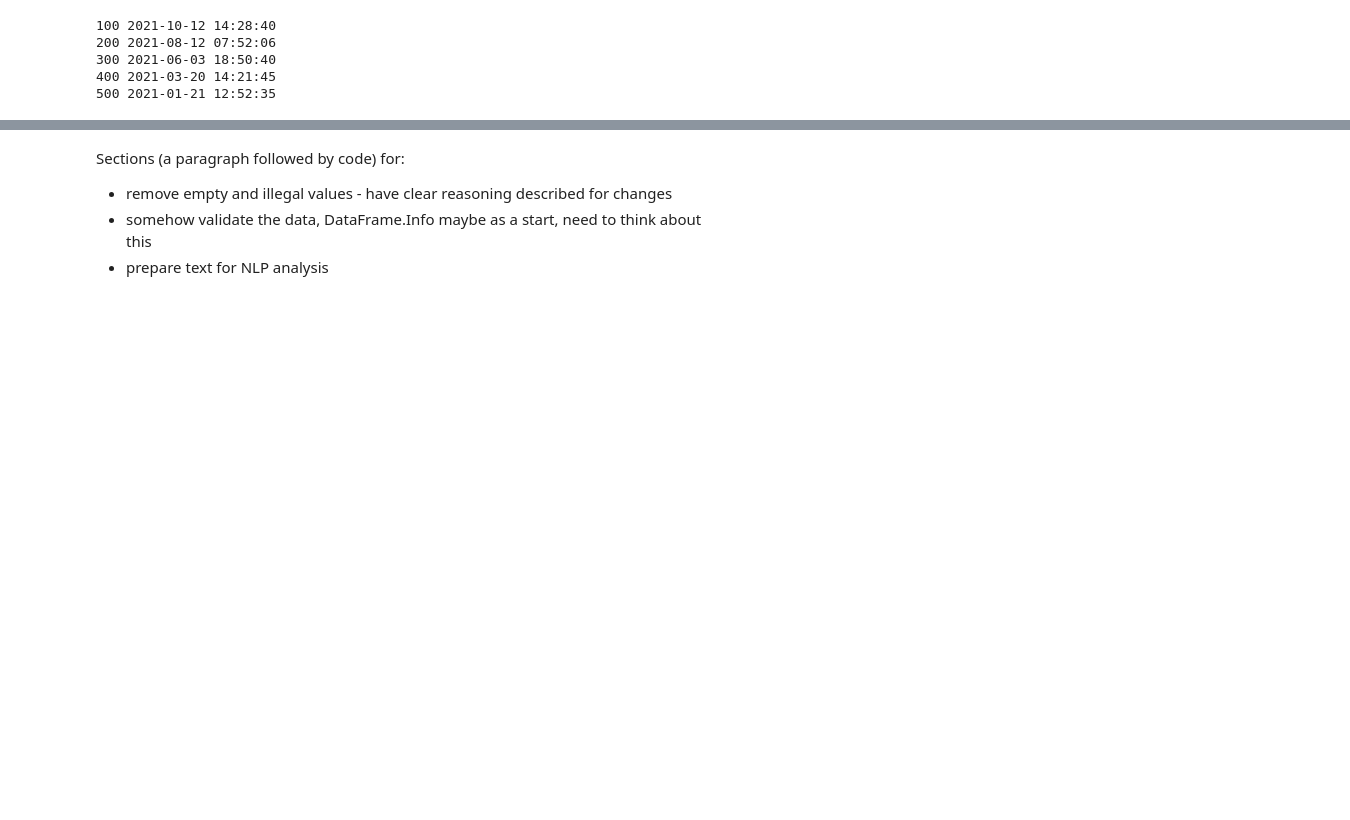
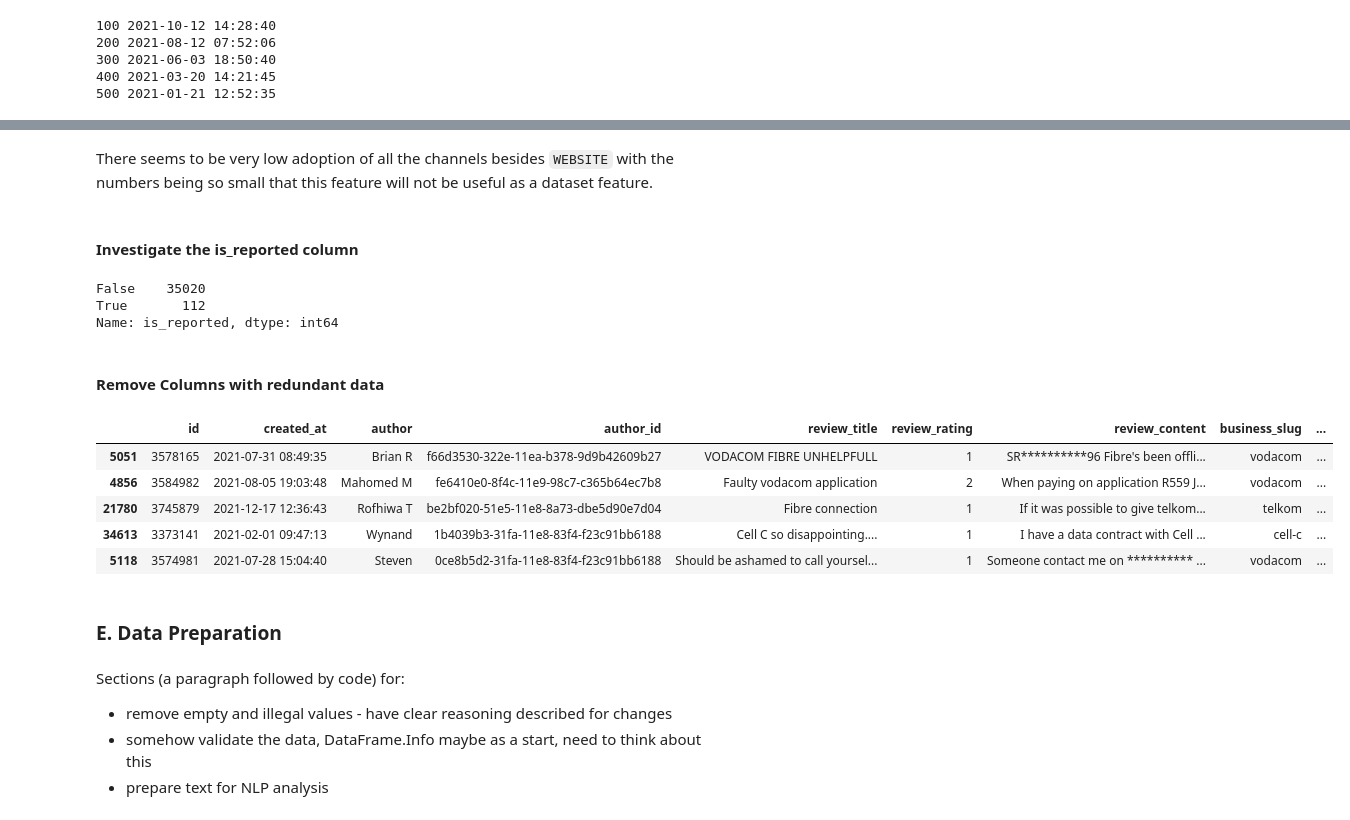
Before and after one commit to JohnnyFoulds/dsm020-2021-oct, a Jupyter notebook: coursework_01/cw.ipynb, the cells around one changed output, grey strips where cells are left out. Saved outputs shown, nothing was run; the diff lists cells and outputs as text; code cells hidden in the pictures; blank space fills up the shorter version.

```diff
--- a/coursework_01/cw.ipynb
+++ b/coursework_01/cw.ipynb
@@ -242,0 +415,3 @@ cell_c_reviews = pd.read_parquet('https://github.com/JohnnyFoulds/dsm020-2021-oc
+# %%
+# the column always contain the same value and can be removed
+df_reviews.drop('status_id', inplace=True, axis=1)
@@ -243,3 +443,47 @@ cell_c_reviews = pd.read_parquet('https://github.com/JohnnyFoulds/dsm020-2021-oc
+# %% [markdown]
+There seems to be very low adoption of all the channels besides `WEBSITE` with the numbers being so small that this feature will not be useful as a dataset feature.
+# %%
+df_reviews.drop('source', inplace=True, axis=1)
+# %% [markdown]
+#### Investigate the is_reported column
+# %%
+df_reviews.is_reported.value_counts()
+# %% [output]
+False    35020
+True       112
+Name: is_reported, dtype: int64
+# %%
+# this is another column that is mostly uniform and can be removed
+df_reviews.drop('is_reported', inplace=True, axis=1)
+# %% [markdown]
+#### Remove Columns with redundant data
+# %%
+# drop the business column that was added during a data retrieval as the same information is contained in `business_name`
+df_reviews.drop('business', inplace=True, axis=1)
+
+# remove bussiness_slug as this is essentially the same as business_name
+df_reviews.drop('business_name', inplace=True, axis=1)
+
+# the business logo is not a useful feature and can be removed
+df_reviews.drop('business_logo', inplace=True, axis=1)
+
+# the industry logo will not be a useful feature for analysis as it is merely cosmetic and the entire dataset is from the same industry
+df_reviews.drop('industry_logo', inplace=True, axis=1)
+
+# similarly to the business name, the industry_name name will be removed in favour of the industry_slug (used in urls etc.)
+df_reviews.drop('industry_name', inplace=True, axis=1)
+# %%
+# get a sample of the data
+df_reviews.sample(n=5, random_state=118)
+# %% [output]
+|  | id | created_at | author | author_id | review_title | review_rating | review_content | business_slug | ... |
+| 5051 | 3578165 | 2021-07-31 08:49:35 | Brian R | f66d3530-322e-11ea-b378-9d9b42609b27 | VODACOM FIBRE UNHELPFULL | 1 | SR**********96 Fibre's been offli... | vodacom | ... |
+| 4856 | 3584982 | 2021-08-05 19:03:48 | Mahomed M | fe6410e0-8f4c-11e9-98c7-c365b64ec7b8 | Faulty vodacom application | 2 | When paying on application R559 J... | vodacom | ... |
+| 21780 | 3745879 | 2021-12-17 12:36:43 | Rofhiwa T | be2bf020-51e5-11e8-8a73-dbe5d90e7d04 | Fibre connection | 1 | If it was possible to give telkom... | telkom | ... |
+| 34613 | 3373141 | 2021-02-01 09:47:13 | Wynand | 1b4039b3-31fa-11e8-83f4-f23c91bb6188 | Cell C so disappointing.... | 1 | I have a data contract with Cell ... | cell-c | ... |
+| 5118 | 3574981 | 2021-07-28 15:04:40 | Steven | 0ce8b5d2-31fa-11e8-83f4-f23c91bb6188 | Should be ashamed to call yoursel... | 1 | Someone contact me on ********** ... | vodacom | ... |
+# %% [markdown]
+### E. Data Preparation
 # %% [markdown]
 Sections (a paragraph followed by code) for:
 
```
Also changed, not shown: parts of 46 cells of this notebook, 1 other file.
